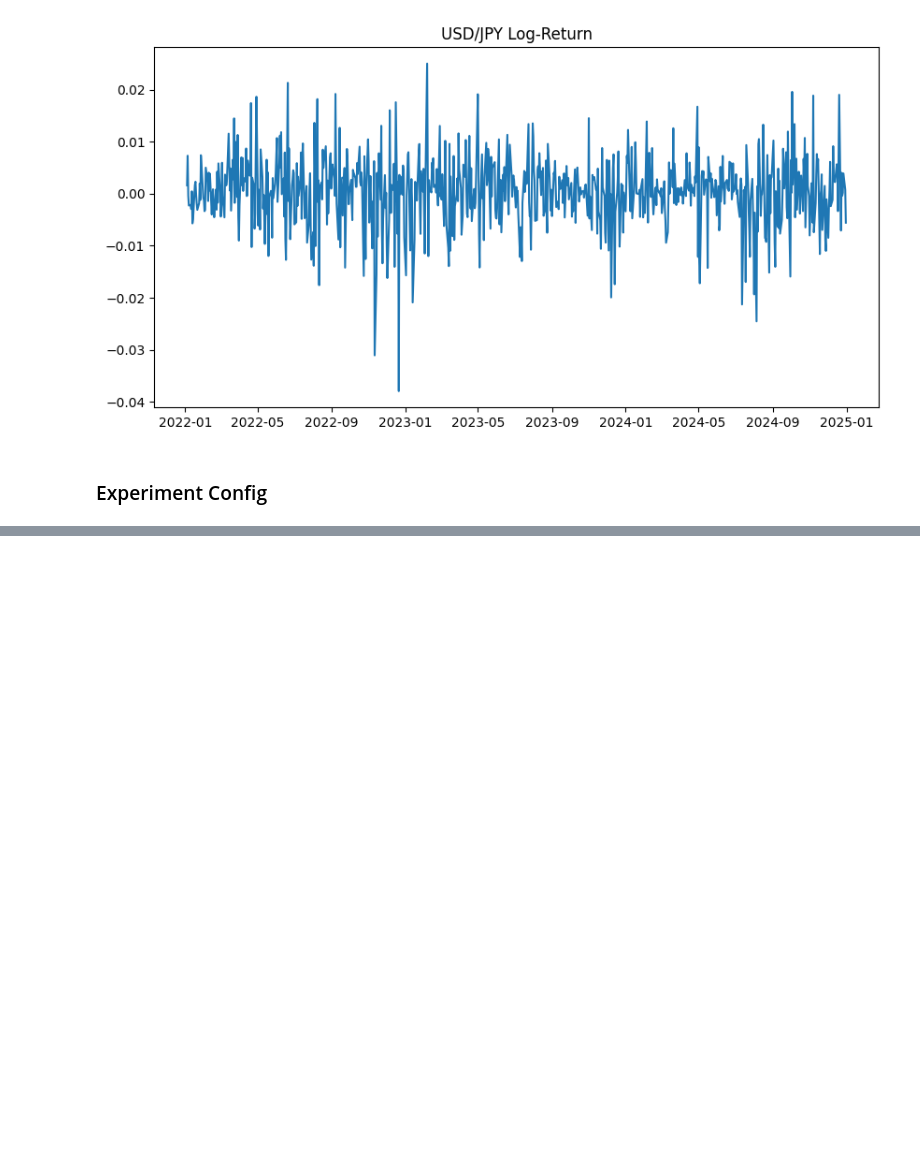
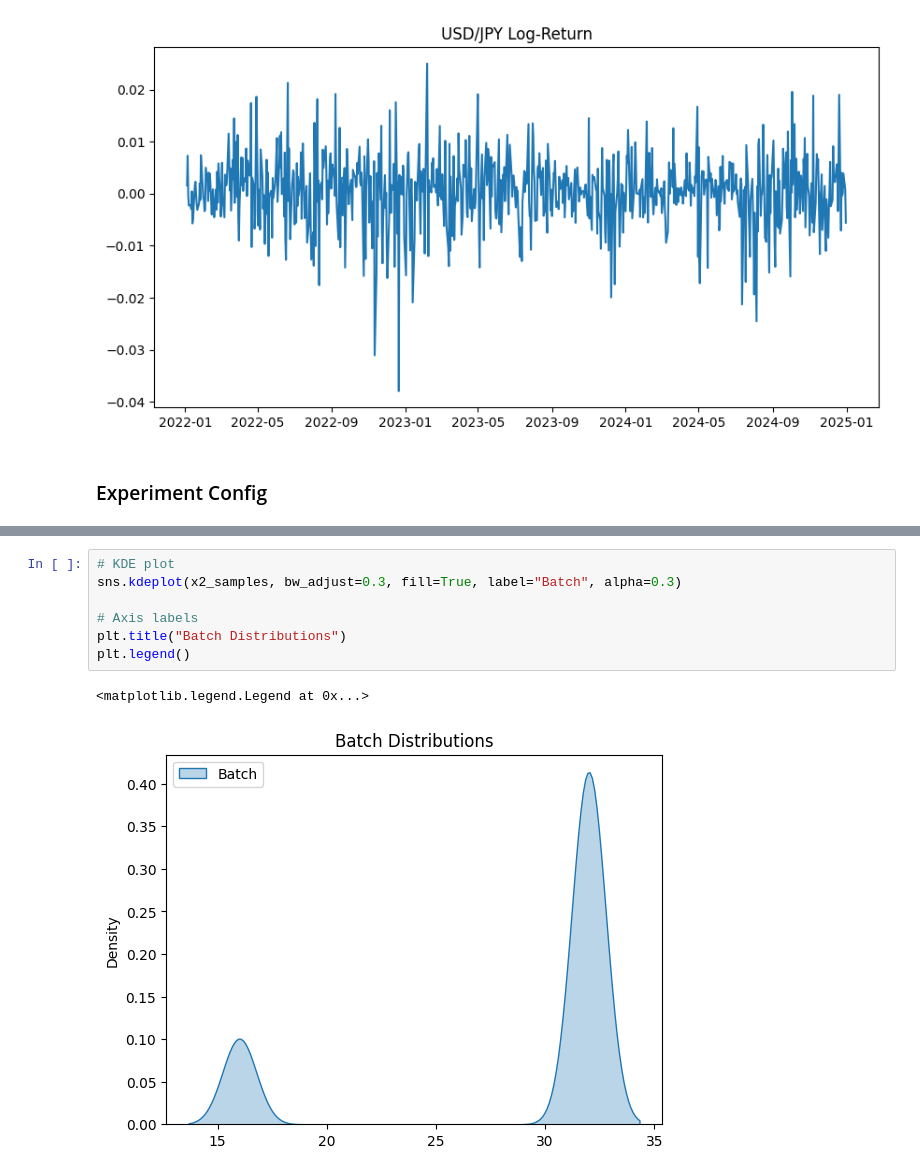
Before and after one commit to Chase-Grajeda/quantum-hypertuning, a Jupyter notebook: src/lstnet_demo.ipynb, the cells around one changed output, grey strips where cells are left out. Drawn from its saved outputs; the diff is of its cells as text; blank space fills up the shorter version.

```diff
--- a/src/lstnet_demo.ipynb
+++ b/src/lstnet_demo.ipynb
@@ -235,0 +312,10 @@ Text(0.5, 1.0, 'Out of Sample USD/JPY Log-Return')
+# %%
+# KDE plot
+sns.kdeplot(x2_samples, bw_adjust=0.3, fill=True, label="Batch", alpha=0.3)
+
+# Axis labels
+plt.title("Batch Distributions")
+plt.legend()
+# %% [output]
+<matplotlib.legend.Legend at 0x...>
+[figure, added]
```
Also changed, not shown: parts of 51 cells of this notebook.
